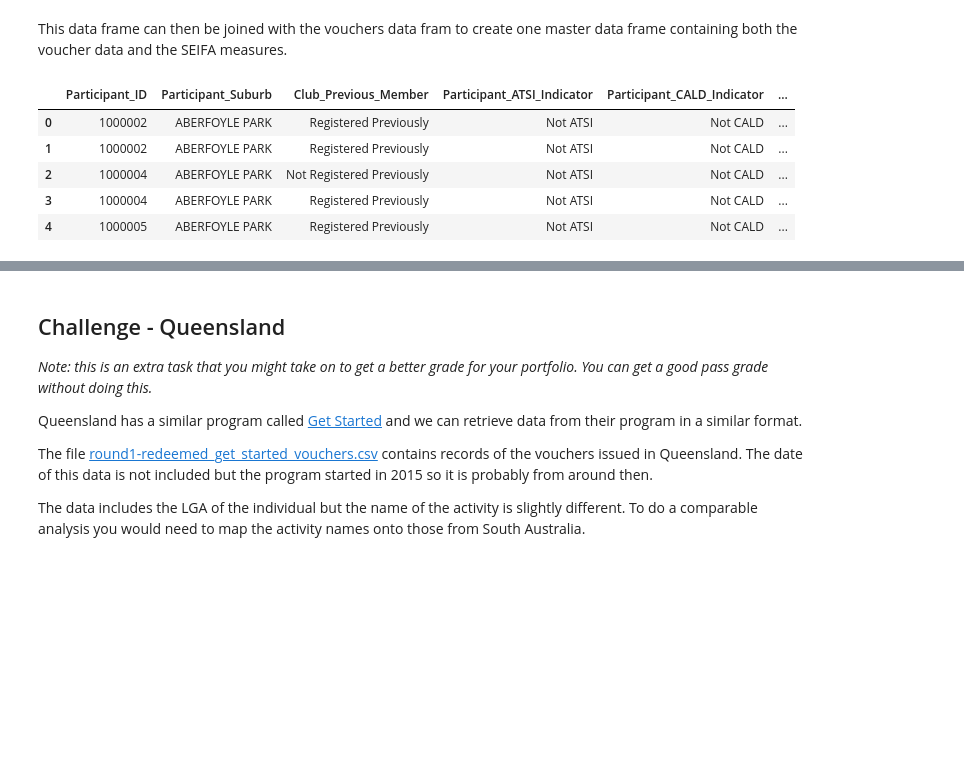
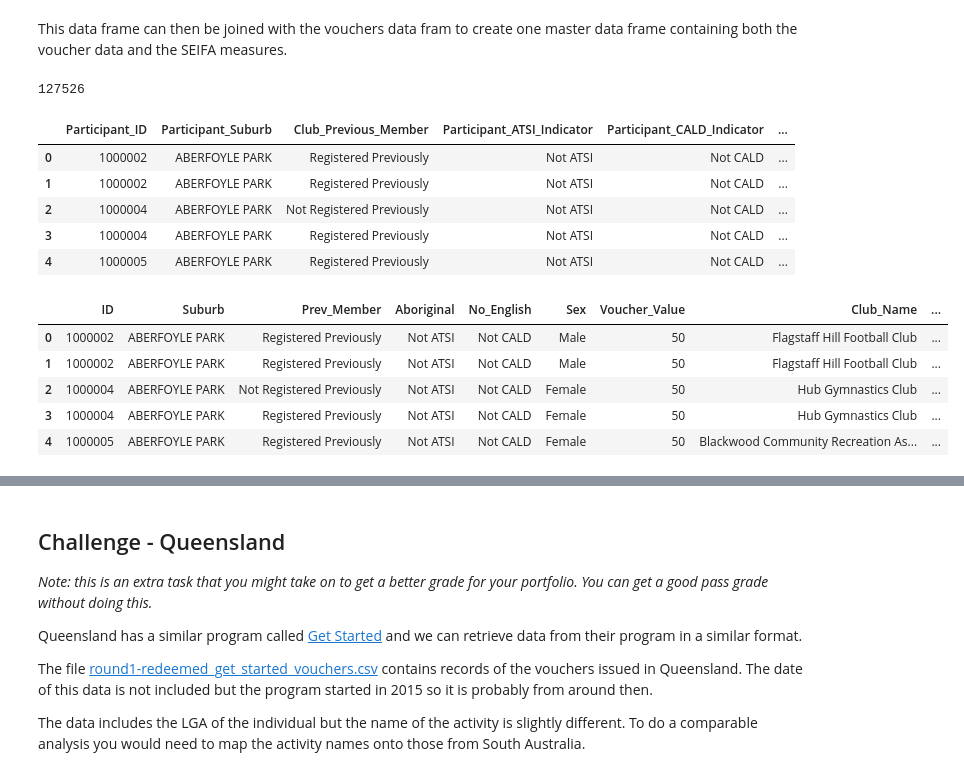
Before and after one commit to MQCOMP2200-S2-2021/data-science-portfolio-wenkangmq, a Jupyter notebook: Portfolio 2.ipynb, the cells around one changed output, grey strips where cells are left out. Cells and saved outputs as stored; diff of their text form; code cells hidden in the pictures; blank space fills up the shorter version.

```diff
--- a/Portfolio 2.ipynb
+++ b/Portfolio 2.ipynb
@@ -39,9 +40,13 @@ The SEIFA data includes row for each Local Government Area (LGA) but the names o
 For each LGA the data includes a number of measures all of which could be useful in your exploration.
 # %%
 # read the SEIFA data, create an LGA column by removing the letters in brackets and converting to uppercase
-seifa = pd.read_csv('files/ABS_SEIFA_LGA.csv')
-lga = seifa["Local Government Areas - 2011"].str.replace(' \([ACSRCDMT]+\)', '').str.upper()
-seifa['LGA'] = lga
+seifa = pd.read_csv("files/ABS_SEIFA_LGA.csv")
+lga = (
+    seifa["Local Government Areas - 2011"]
+    .str.replace(" \([ACSRCDMT]+\)", "")
+    .str.upper()
+)
+seifa["LGA"] = lga
 seifa.head()
 # %% [output]
 |  | LGA_2011 | Local Government Areas - 2011 | INDEX_TYPE | Index Type | MEASURE | Measure | Value | LGA |
@@ -71,11 +79,42 @@ LGA_scores.head()
 This data frame can then be joined with the vouchers data fram to create one master data frame containing both the voucher data and the SEIFA measures.
 # %%
 sa_vouchers_scores = sa_vouchers.join(LGA_scores, on='Participant_LGA')
+print(len(sa_vouchers_scores))
 sa_vouchers_scores.head()
 # %% [output]
+127526
 |  | Participant_ID | Participant_Suburb | Club_Previous_Member | Participant_ATSI_Indicator | Participant_CALD_Indicator | ... |
 | 0 | 1000002 | ABERFOYLE PARK | Registered Previously | Not ATSI | Not CALD | ... |
 | 1 | 1000002 | ABERFOYLE PARK | Registered Previously | Not ATSI | Not CALD | ... |
 | 2 | 1000004 | ABERFOYLE PARK | Not Registered Previously | Not ATSI | Not CALD | ... |
 | 3 | 1000004 | ABERFOYLE PARK | Registered Previously | Not ATSI | Not CALD | ... |
 | 4 | 1000005 | ABERFOYLE PARK | Registered Previously | Not ATSI | Not CALD | ... |
+# %%
+sa_vouchers_scores.columns = [
+    "ID",
+    "Suburb",
+    "Prev_Member",
+    "Aboriginal",
+    "No_English",
+    "Sex",
+    "Voucher_Value",
+    "Club_Name",
+    "Voucher_Sport",
+    "LGA",
+    "Electorate",
+    "Date",
+    "Year",
+    "IEO",
+    "IER",
+    "IRSAD",
+    "IRSD",
+    "Population",
+]
+sa_vouchers_scores.head()
+# %% [output]
+|  | ID | Suburb | Prev_Member | Aboriginal | No_English | Sex | Voucher_Value | Club_Name | ... |
+| 0 | 1000002 | ABERFOYLE PARK | Registered Previously | Not ATSI | Not CALD | Male | 50 | Flagstaff Hill Football Club | ... |
+| 1 | 1000002 | ABERFOYLE PARK | Registered Previously | Not ATSI | Not CALD | Male | 50 | Flagstaff Hill Football Club | ... |
+| 2 | 1000004 | ABERFOYLE PARK | Not Registered Previously | Not ATSI | Not CALD | Female | 50 | Hub Gymnastics Club | ... |
+| 3 | 1000004 | ABERFOYLE PARK | Registered Previously | Not ATSI | Not CALD | Female | 50 | Hub Gymnastics Club | ... |
+| 4 | 1000005 | ABERFOYLE PARK | Registered Previously | Not ATSI | Not CALD | Female | 50 | Blackwood Community Recreation As... | ... |
```
Also changed, not shown: parts of 15 cells of this notebook.
